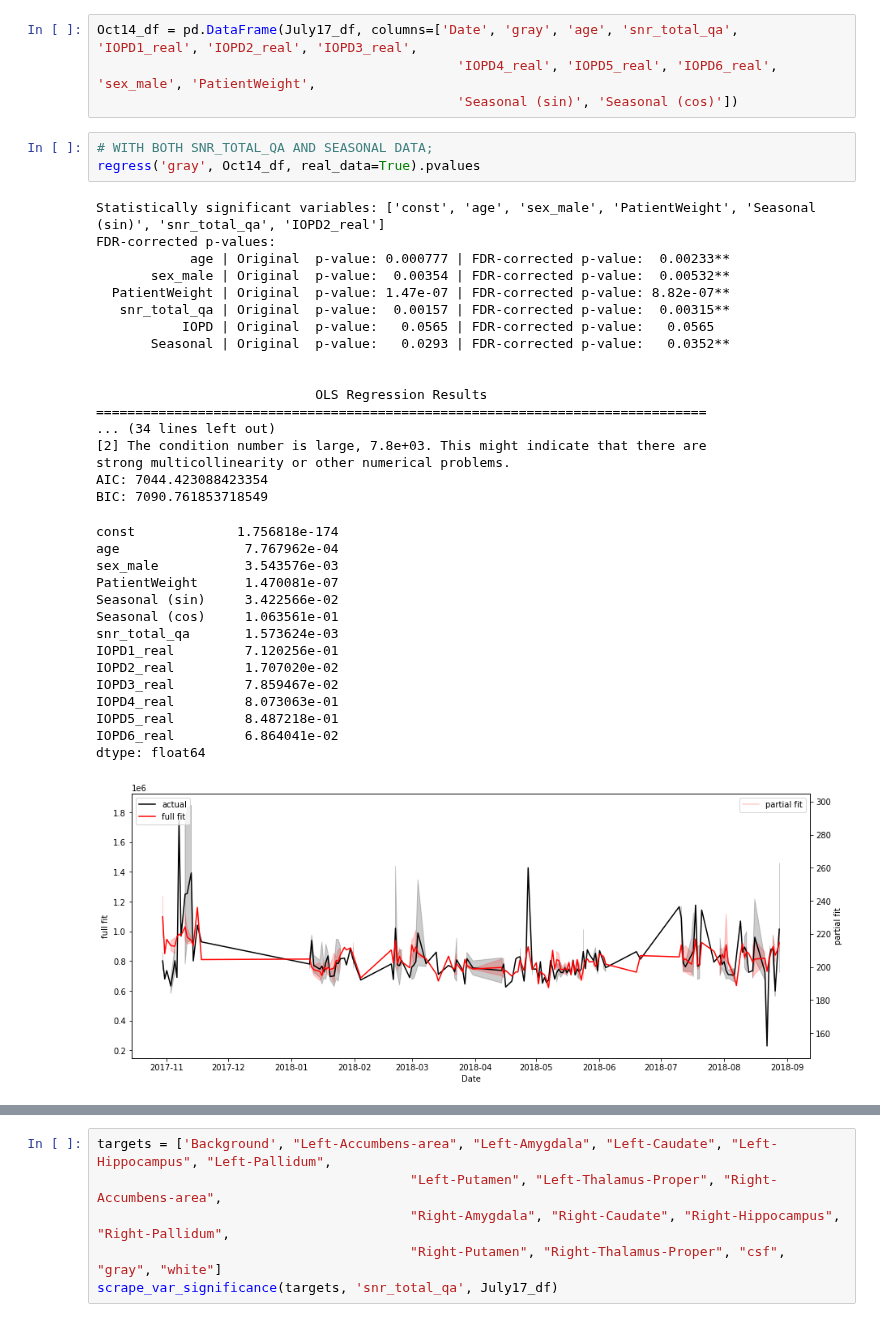
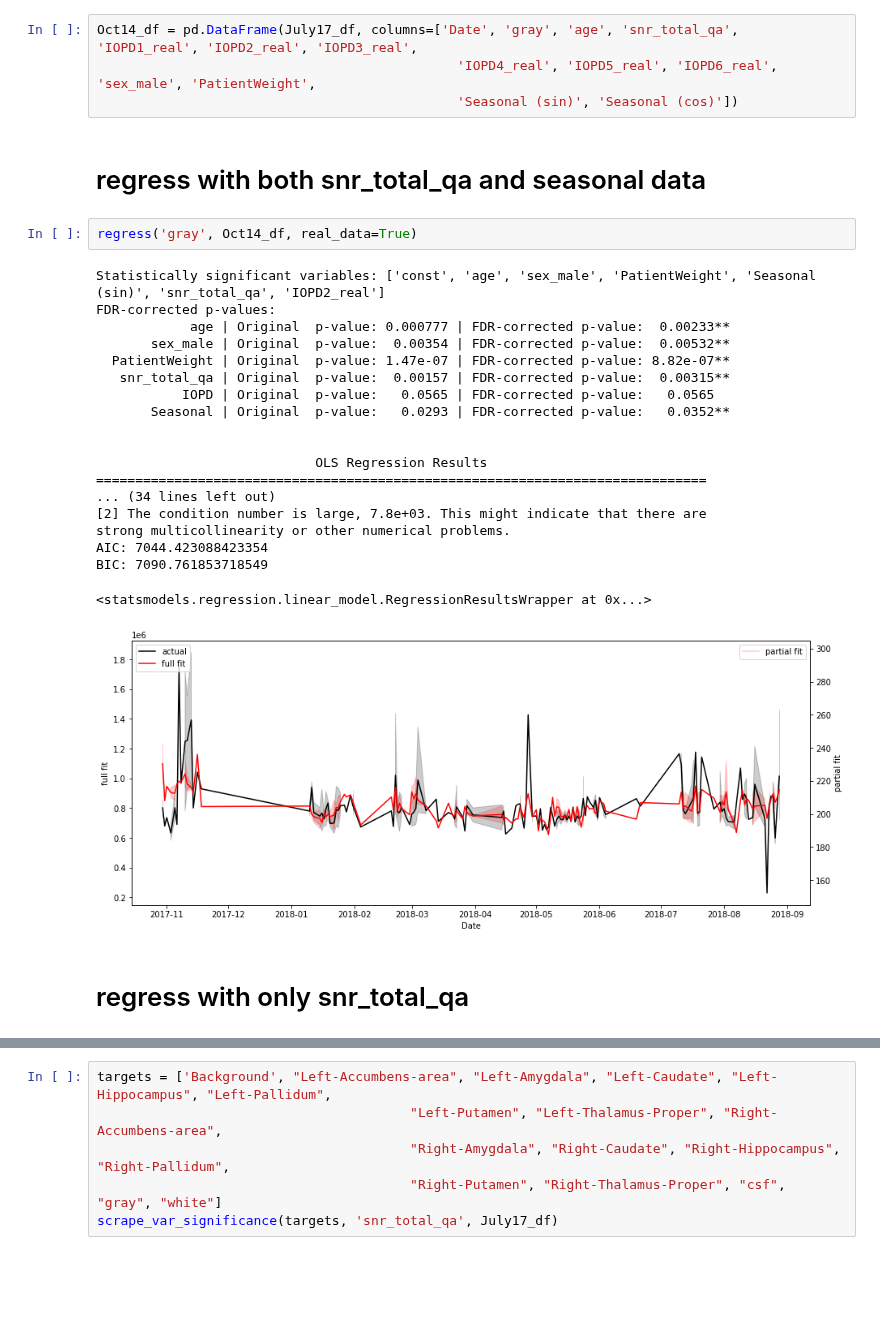
Before and after one commit to proj-nuisance/nuisance, a Jupyter notebook: ipy/nuisance_real_data.ipynb, the cells around one changed output, grey strips where cells are left out. Drawn from its saved outputs; the diff is of its cells as text; blank space fills up the shorter version.

Commit message:
added markdown explanation for code to facilitate user understanding of real data notebook

```diff
--- a/ipy/nuisance_real_data.ipynb
+++ b/ipy/nuisance_real_data.ipynb
@@ -61,40 +66,30 @@ July17_df = pd.merge(expanded_df, dicom_data, on=['sid', 'ses'], how='left')
 Oct14_df = pd.DataFrame(July17_df, columns=['Date', 'gray', 'age', 'snr_total_qa', 'IOPD1_real', 'IOPD2_real', 'IOPD3_real',
                                               'IOPD4_real', 'IOPD5_real', 'IOPD6_real', 'sex_male', 'PatientWeight',
                                               'Seasonal (sin)', 'Seasonal (cos)'])
-# %%
-# WITH BOTH SNR_TOTAL_QA AND SEASONAL DATA;
-regress('gray', Oct14_df, real_data=True).pvalues
-# %% [output]
-Statistically significant variables: ['const', 'age', 'sex_male', 'PatientWeight', 'Seasonal (sin)', 'snr_total_qa', 'IOPD2_real']
-FDR-corrected p-values:
-            age | Original  p-value: 0.000777 | FDR-corrected p-value:  0.00233**
-       sex_male | Original  p-value:  0.00354 | FDR-corrected p-value:  0.00532**
-  PatientWeight | Original  p-value: 1.47e-07 | FDR-corrected p-value: 8.82e-07**
-   snr_total_qa | Original  p-value:  0.00157 | FDR-corrected p-value:  0.00315**
-           IOPD | Original  p-value:   0.0565 | FDR-corrected p-value:   0.0565
-       Seasonal | Original  p-value:   0.0293 | FDR-corrected p-value:   0.0352**
-
-
-                            OLS Regression Results
-==============================================================================
-... (34 lines left out)
-[2] The condition number is large, 7.8e+03. This might indicate that there are
-strong multicollinearity or other numerical problems.
-AIC: 7044.423088423354
-BIC: 7090.761853718549
-const             1.756818e-174
-age                7.767962e-04
-sex_male           3.543576e-03
-PatientWeight      1.470081e-07
-Seasonal (sin)     3.422566e-02
-Seasonal (cos)     1.063561e-01
-snr_total_qa       1.573624e-03
-IOPD1_real         7.120256e-01
-IOPD2_real         1.707020e-02
-IOPD3_real         7.859467e-02
-IOPD4_real         8.073063e-01
-IOPD5_real         8.487218e-01
-IOPD6_real         6.864041e-02
-dtype: float64
-[figure, removed]
+# %% [markdown]
+# regress with both snr_total_qa and seasonal data
+# %%
+regress('gray', Oct14_df, real_data=True)
+# %% [output]
+Statistically significant variables: ['const', 'age', 'sex_male', 'PatientWeight', 'Seasonal (sin)', 'snr_total_qa', 'IOPD2_real']
+FDR-corrected p-values:
+            age | Original  p-value: 0.000777 | FDR-corrected p-value:  0.00233**
+       sex_male | Original  p-value:  0.00354 | FDR-corrected p-value:  0.00532**
+  PatientWeight | Original  p-value: 1.47e-07 | FDR-corrected p-value: 8.82e-07**
+   snr_total_qa | Original  p-value:  0.00157 | FDR-corrected p-value:  0.00315**
+           IOPD | Original  p-value:   0.0565 | FDR-corrected p-value:   0.0565
+       Seasonal | Original  p-value:   0.0293 | FDR-corrected p-value:   0.0352**
+
+
+                            OLS Regression Results
+==============================================================================
+... (34 lines left out)
+[2] The condition number is large, 7.8e+03. This might indicate that there are
+strong multicollinearity or other numerical problems.
+AIC: 7044.423088423354
+BIC: 7090.761853718549
+<statsmodels.regression.linear_model.RegressionResultsWrapper at 0x...>
+[figure, added]
+# %% [markdown]
+# regress with only snr_total_qa
 # %%
```
Also changed, not shown: parts of 12 cells of this notebook.
